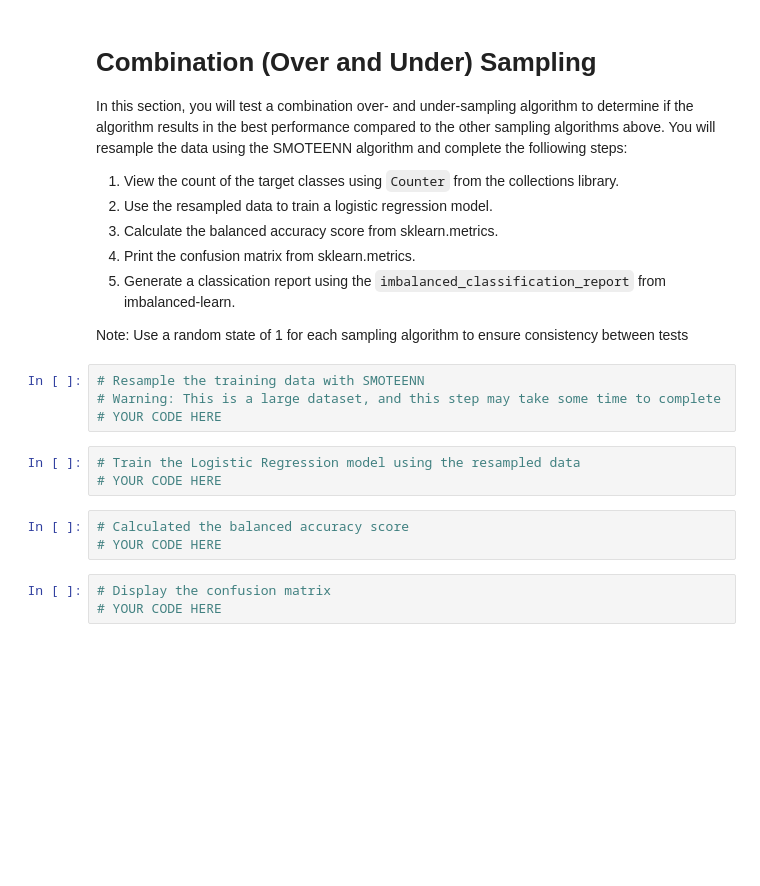
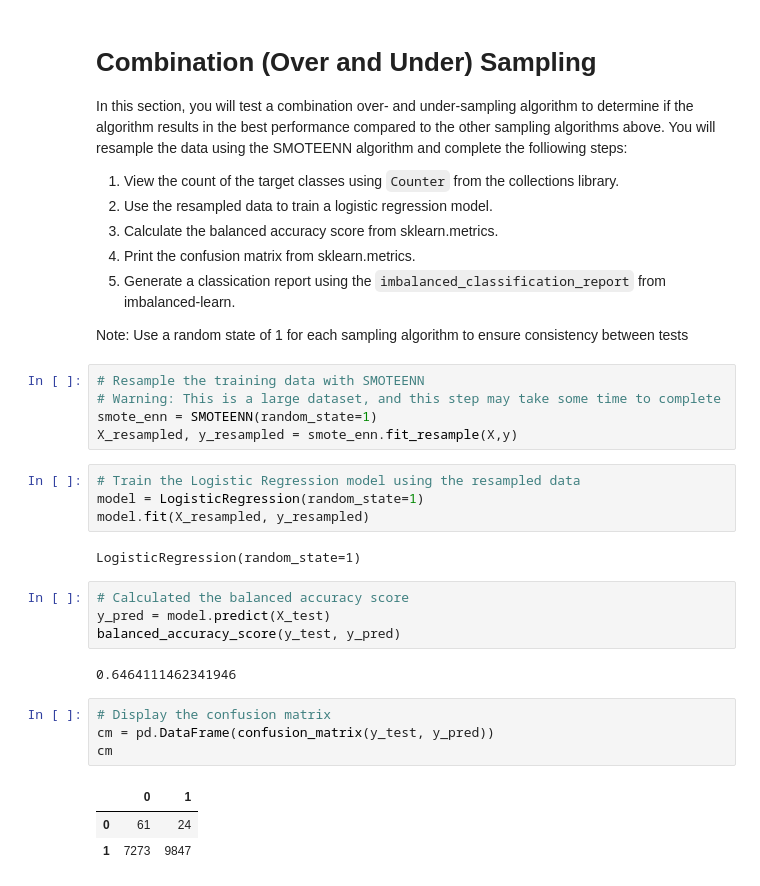
Before and after one commit to rmckinno/Credit_Risk_Analysis, a Jupyter notebook: credit_risk_resampling.ipynb, the cells around one changed output. Cells and saved outputs as stored; diff of their text form; blank space fills up the shorter version.

Commit message:
Add SMOTEENN algorith.

```diff
--- a/credit_risk_resampling.ipynb
+++ b/credit_risk_resampling.ipynb
@@ -303,15 +304,27 @@ Note: Use a random state of 1 for each sampling algorithm to ensure consistency
 # %%
 # Resample the training data with SMOTEENN
 # Warning: This is a large dataset, and this step may take some time to complete
-# YOUR CODE HERE
+smote_enn = SMOTEENN(random_state=1)
+X_resampled, y_resampled = smote_enn.fit_resample(X,y)
 # %%
 # Train the Logistic Regression model using the resampled data
-# YOUR CODE HERE
+model = LogisticRegression(random_state=1)
+model.fit(X_resampled, y_resampled)
+# %% [output]
+LogisticRegression(random_state=1)
 # %%
 # Calculated the balanced accuracy score
-# YOUR CODE HERE
+y_pred = model.predict(X_test)
+balanced_accuracy_score(y_test, y_pred)
+# %% [output]
+0.6464111462341946
 # %%
 # Display the confusion matrix
-# YOUR CODE HERE
+cm = pd.DataFrame(confusion_matrix(y_test, y_pred))
+cm
+# %% [output]
+|  | 0 | 1 |
+| 0 | 61 | 24 |
+| 1 | 7273 | 9847 |
 # %%
 # Print the imbalanced classification report
```
Also changed, not shown: parts of 14 cells of this notebook.
